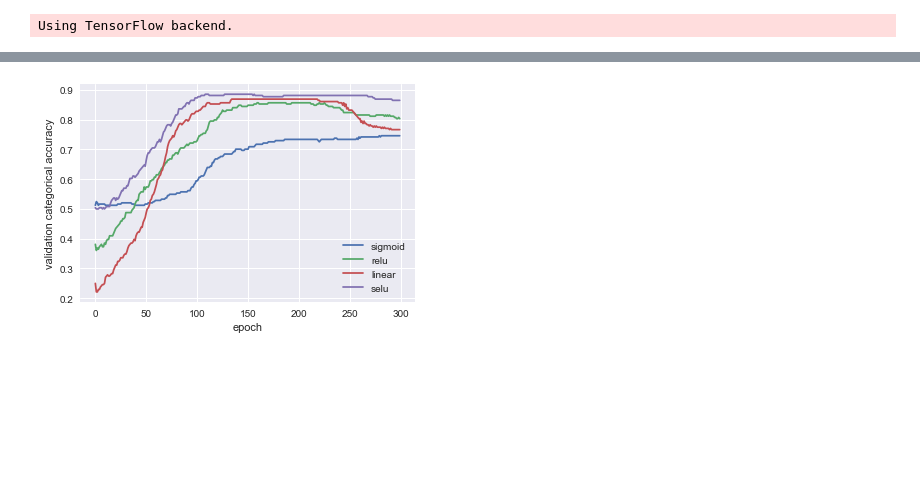
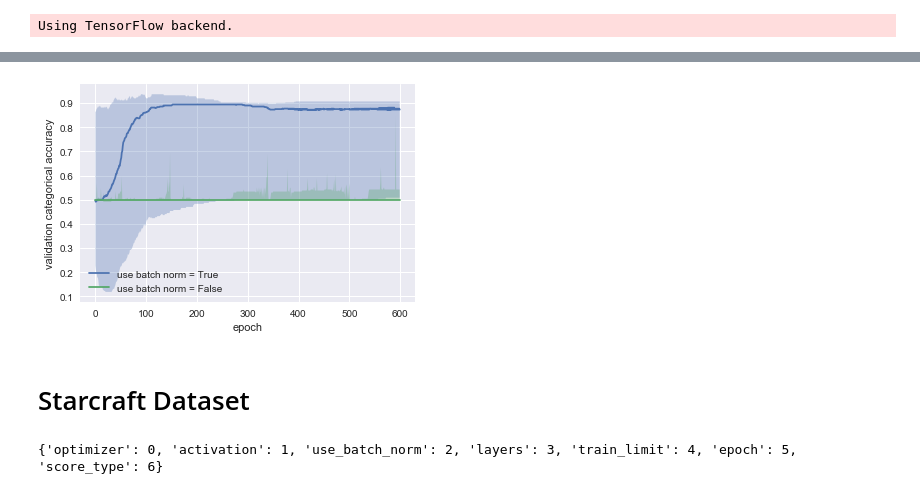
Before and after one commit to anliec/ML_homework_supervised, a Jupyter notebook: perceptron_test.ipynb, the cells around one changed output, grey strips where cells are left out. Drawn from its saved outputs; the diff is of its cells as text; code cells hidden in the pictures; blank space fills up the shorter version.

Commit message:
update on perceptron notebook / data generation

```diff
--- a/perceptron_test.ipynb
+++ b/perceptron_test.ipynb
@@ -43,18 +28,0 @@ for activation_name, act_dict in fd['rmsprop'].items():
-# %%
-dd = {}
-for activation_name, act_dict in fd['rmsprop'].items():
-    for k, d in act_dict[True].items():
-        if k not in dd:
-            dd[k] = {}
-        dd[k][activation_name] = d[-1]
-
-for l, ld in dd.items():
-    plt.figure()
-    for a, d in ld.items():
-        plt.plot(d.get('epoch'),d.get('val_categorical_accuracy'), label=a)
-    plt.ylabel('validation categorical accuracy')
-    plt.xlabel('epoch')
-    plt.legend()
-    plt.title(l)
-    plt.savefig("graphs/per_"+str(l)+"_"+str(a)+".png")
-    plt.show()
@@ -63,15 +141,29 @@ from src.utils import *
 # %%
-cd = consolidate_dict_data(fd, -2, -1, 1, 'epoch', 'scoretype', filters=[(3, (5,)), ])
+x_arg_name = 'epoch'
+y_arg_name = 'score_type'
+z_arg_name = 'use_batch_norm'
+
+x_arg_id = ddi[x_arg_name]
+y_arg_id = ddi[y_arg_name]
+z_arg_id = ddi[z_arg_name]
+
+cd = consolidate_dict_data(dd, consolidate_argx=x_arg_id, argx_name=x_arg_name,
+                           consolidate_argy=y_arg_id, argy_name=y_arg_name,
+                           consolidate_argz=z_arg_id,
+                           filters=[(ddi['score_type'], ['val_categorical_accuracy'])])
 plt.figure()
 for a, d in cd.items():
-    d = d[d['scoretype'] == 'val_categorical_accuracy']
-    plt.plot(d.get('epoch'),d.get('median'), label=a)
-    plt.fill_between(d.get('epoch'), d.get('mean') - d.get('std'), d.get('mean') + d.get('std'), alpha=0.3)
+    plt.plot(d.get(x_arg_name),d.get('median'),
+             label=z_arg_name.replace('_',' ') + ' = ' + str(a).replace('_',' '))
+    #plt.fill_between(d.get(x_arg_name), d.get('mean') - d.get('std'), d.get('mean') + d.get('std'), alpha=0.3)
+    plt.fill_between(d.get(x_arg_name), d.get('min'), d.get('max'), alpha=0.3)
 plt.ylabel('validation categorical accuracy')
-plt.xlabel('epoch')
+plt.xlabel(x_arg_name.replace('_',' '))
 plt.legend()
-#plt.title(l)
-#plt.savefig("graphs/per_"+str(l)+"_"+str(a)+".png")
+#plt.title("Evolution of acuracy acording to the number of training examples")
+plt.savefig("graphs/per_"+data_set_name+"_"+x_arg_name+"_"+y_arg_name+"_"+z_arg_name+".png")
 plt.show()
 # %% [output]
-[figure, old version]
+[figure, new version]
+# %% [markdown]
+# Starcraft Dataset
@@ -77,0 +184,4 @@ plt.show()
+# %%
+print(ddi)
+# %% [output]
+{'optimizer': 0, 'activation': 1, 'use_batch_norm': 2, 'layers': 3, 'train_limit': 4, 'epoch': 5, 'score_type': 6}
```
Also changed, not shown: parts of 21 cells of this notebook, 10 other files.
